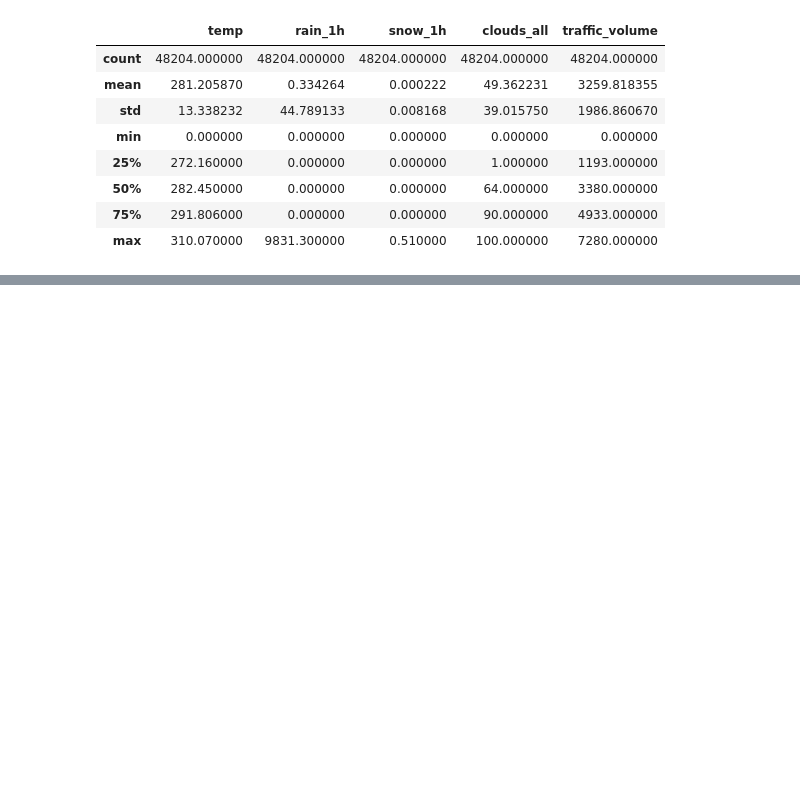
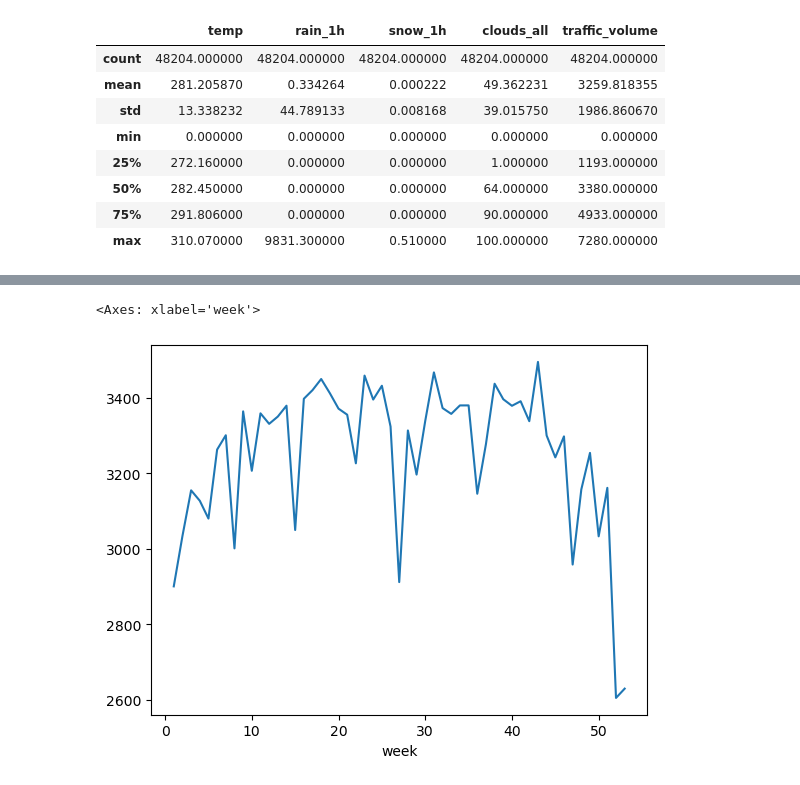
Before and after one commit to ajwilson79/traffic_volume_analysis, a Jupyter notebook: traffic_analysis.ipynb, the cells around one changed output, grey strips where cells are left out. Drawn from its saved outputs; the diff is of its cells as text; code cells hidden in the pictures; blank space fills up the shorter version.

```diff
--- a/traffic_analysis.ipynb
+++ b/traffic_analysis.ipynb
@@ -61,0 +125,5 @@ Traffic_Volume_df.head()
+# %%
+Traffic_Volume_df['traffic_volume'].groupby(Traffic_Volume_df.index.isocalendar().week).mean().plot()
+# %% [output]
+<Axes: xlabel='week'>
+[figure, added]
```
Also changed, not shown: parts of 13 cells of this notebook.
